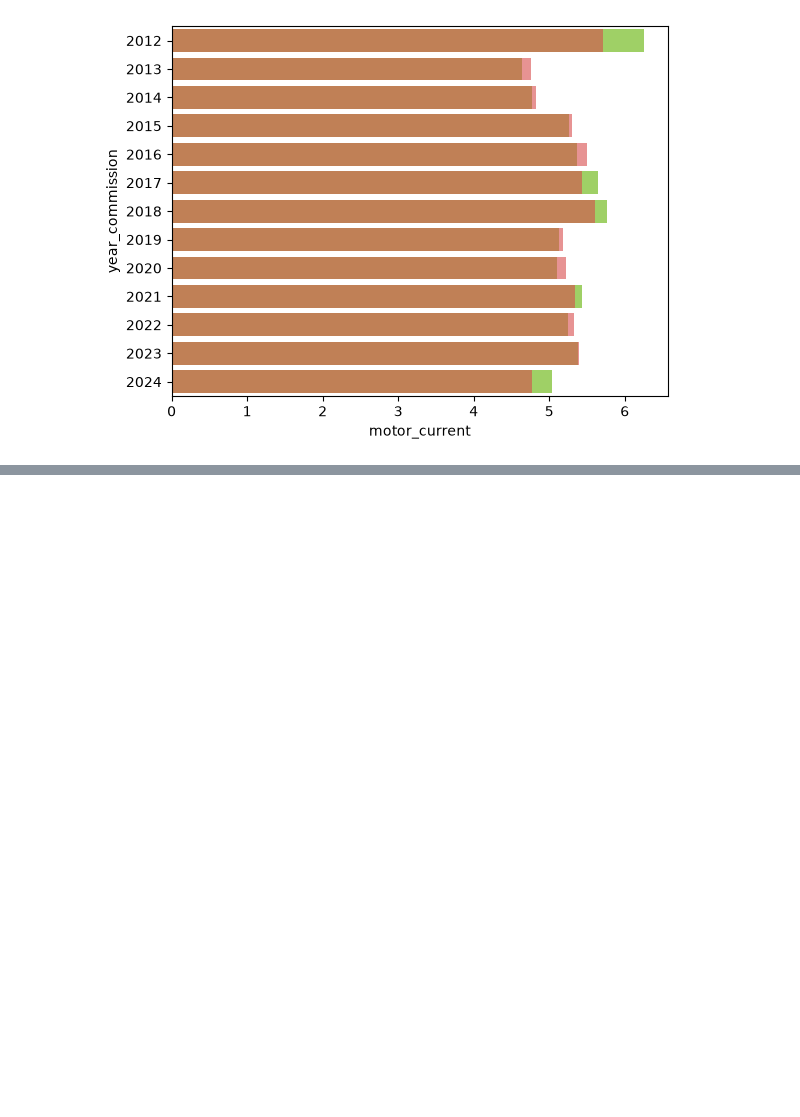
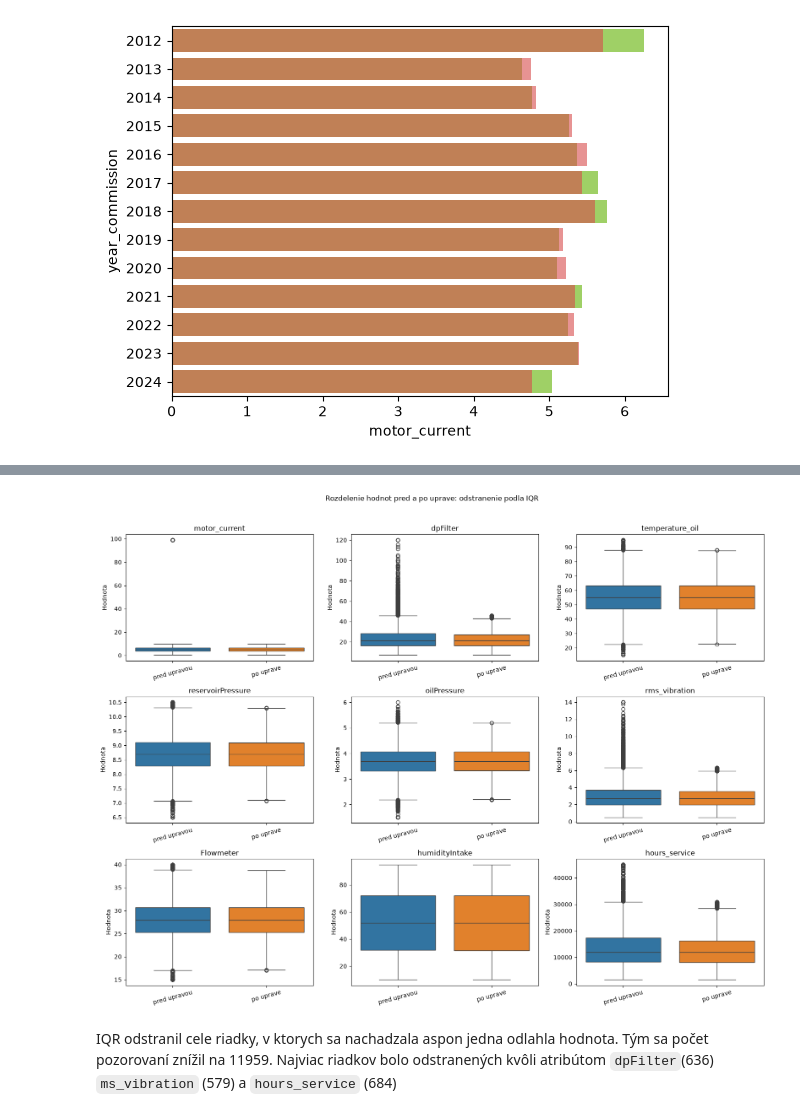
Before and after one commit to Langos428/IAU_projekt, a Jupyter notebook: projekt.ipynb, the cells around one changed output, grey strips where cells are left out. Cells and saved outputs as stored; diff of their text form; code cells hidden in the pictures; blank space fills up the shorter version.

```diff
--- a/projekt.ipynb
+++ b/projekt.ipynb
@@ -452,0 +557,11 @@ Pre overenie hypotézy z predošlej časti, že *nerovnomerný trend atribútu `
+# %%
+cleaned_df = integrated_df.copy()
+cleaned_df["temperature_oil"] = cleaned_df["temperature_oil"].replace(-999, pd.NA)
+
+numeric_cols_to_impute = sensor_cols + ["hours_service"]
+for column in numeric_cols_to_impute:
+    cleaned_df[column] = pd.to_numeric(cleaned_df[column], errors="coerce")
+    cleaned_df[column] = cleaned_df[column].fillna(cleaned_df[column].median())
+
+print("Chybajuce hodnoty po oprave temperature_oil a medianovej imputacii:",
+      cleaned_df[sensor_cols + ["hours_service"]].isna().sum().sum())
@@ -452,0 +574,2 @@ Pre overenie hypotézy z predošlej časti, že *nerovnomerný trend atribútu `
+# %%
+outlier_cols = sensor_cols + ["hours_service"]
@@ -452,0 +617,29 @@ Pre overenie hypotézy z predošlej časti, že *nerovnomerný trend atribútu `
+# %%
+def plot_outlier_comparison(original_df, transformed_df, method_name):
+    fig, axes = plt.subplots(3, 3, figsize=(16, 12))
+    axes = axes.ravel()
+
+    for ax, column in zip(axes, outlier_cols):
+        boxplot_data = pd.DataFrame({
+            "pred upravou": original_df[column],
+            "po uprave": transformed_df[column],
+        })
+        sns.boxplot(data=boxplot_data, ax=ax)
+        ax.set_title(column)
+        ax.set_xlabel("")
+        ax.set_ylabel("Hodnota")
+        ax.tick_params(axis="x", rotation=15)
+
+    for ax in axes[len(outlier_cols):]:
+        ax.remove()
+
+    fig.suptitle(f"Rozdelenie hodnot pred a po uprave: {method_name}", y=1.02)
+    fig.tight_layout()
+    plt.show()
+
+
+plot_outlier_comparison(cleaned_df, iqr_clean_df, "odstranenie podla IQR")
+# %% [output]
+[figure, added]
+# %% [markdown]
+IQR odstranil cele riadky, v ktorych sa nachadzala aspon jedna odlahla hodnota. Tým sa počet pozorovaní znížil na 11959. Najviac riadkov bolo odstranených kvôli atribútom `dpFilter`(636) `ms_vibration` (579) a `hours_service` (684)
```
Also changed, not shown: parts of 19 cells of this notebook.
